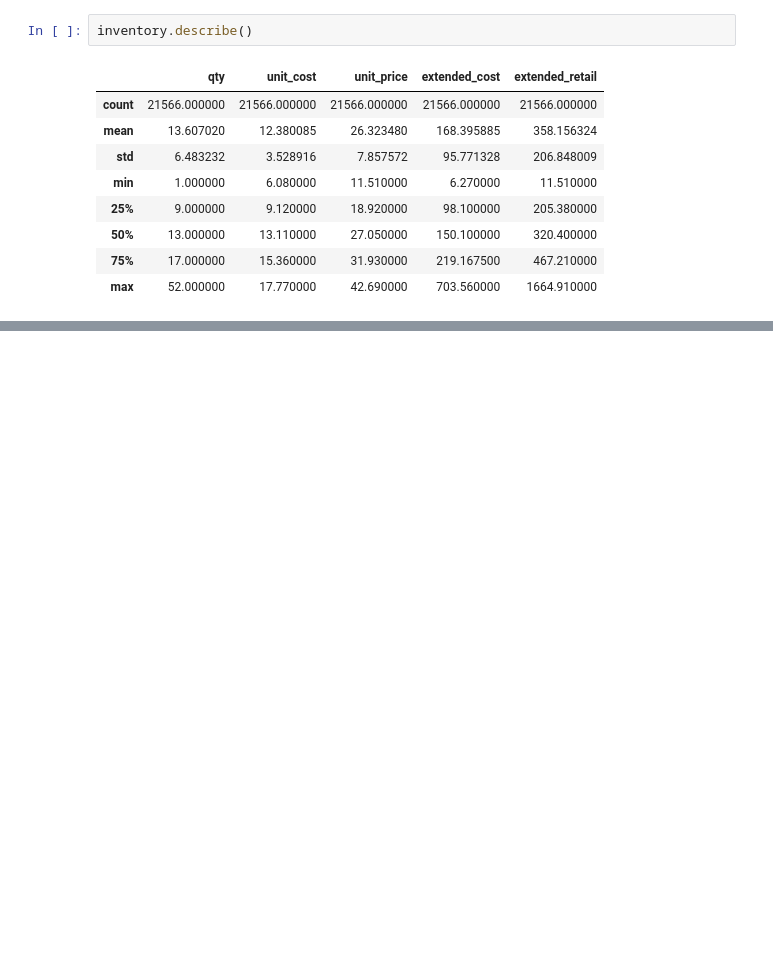
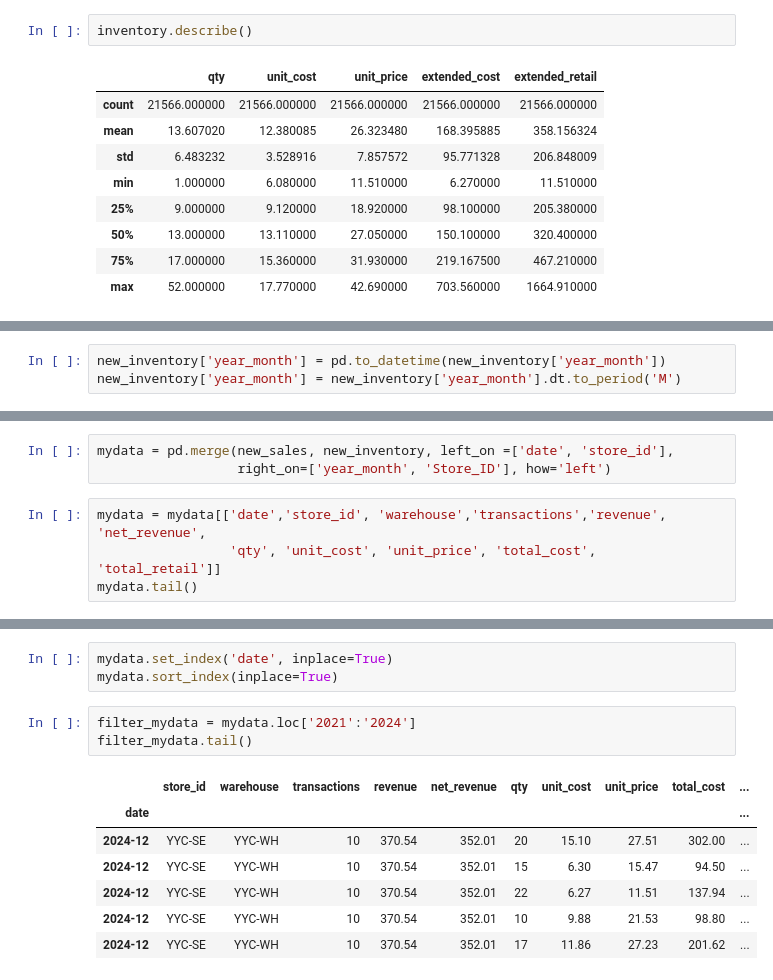
Before and after one commit to mtodo11/nu-mis4300-capstone-todorovic-2026, a Jupyter notebook: notebook/bookstore_dataprep.ipynb, the cells around one changed output, grey strips where cells are left out. Drawn from its saved outputs; the diff is of its cells as text; blank space fills up the shorter version.

```diff
--- a/notebook/bookstore_dataprep.ipynb
+++ b/notebook/bookstore_dataprep.ipynb
@@ -62,0 +185,3 @@ max     4065.520000
+# %%
+new_inventory['year_month'] = pd.to_datetime(new_inventory['year_month'])
+new_inventory['year_month'] = new_inventory['year_month'].dt.to_period('M')
@@ -62,0 +208,7 @@ max     4065.520000
+# %%
+mydata = pd.merge(new_sales, new_inventory, left_on =['date', 'store_id'],
+                  right_on=['year_month', 'Store_ID'], how='left')
+# %%
+mydata = mydata[['date','store_id', 'warehouse','transactions','revenue', 'net_revenue',
+                 'qty', 'unit_cost', 'unit_price', 'total_cost', 'total_retail']]
+mydata.tail()
@@ -62,0 +222,14 @@ max     4065.520000
+# %%
+mydata.set_index('date', inplace=True)
+mydata.sort_index(inplace=True)
+# %%
+filter_mydata = mydata.loc['2021':'2024']
+filter_mydata.tail()
+# %% [output]
+|  | store_id | warehouse | transactions | revenue | net_revenue | qty | unit_cost | unit_price | total_cost | ... |
+| date |  |  |  |  |  |  |  |  |  | ... |
+| 2024-12 | YYC-SE | YYC-WH | 10 | 370.54 | 352.01 | 20 | 15.10 | 27.51 | 302.00 | ... |
+| 2024-12 | YYC-SE | YYC-WH | 10 | 370.54 | 352.01 | 15 | 6.30 | 15.47 | 94.50 | ... |
+| 2024-12 | YYC-SE | YYC-WH | 10 | 370.54 | 352.01 | 22 | 6.27 | 11.51 | 137.94 | ... |
+| 2024-12 | YYC-SE | YYC-WH | 10 | 370.54 | 352.01 | 10 | 9.88 | 21.53 | 98.80 | ... |
+| 2024-12 | YYC-SE | YYC-WH | 10 | 370.54 | 352.01 | 17 | 11.86 | 27.23 | 201.62 | ... |
```
Also changed, not shown: parts of 17 cells of this notebook.
